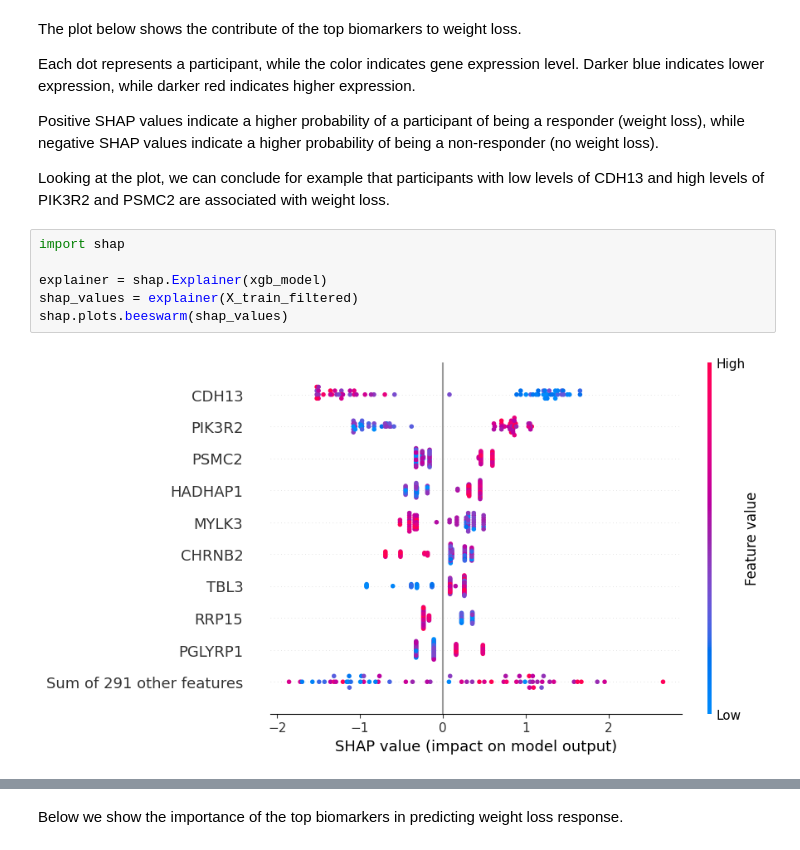
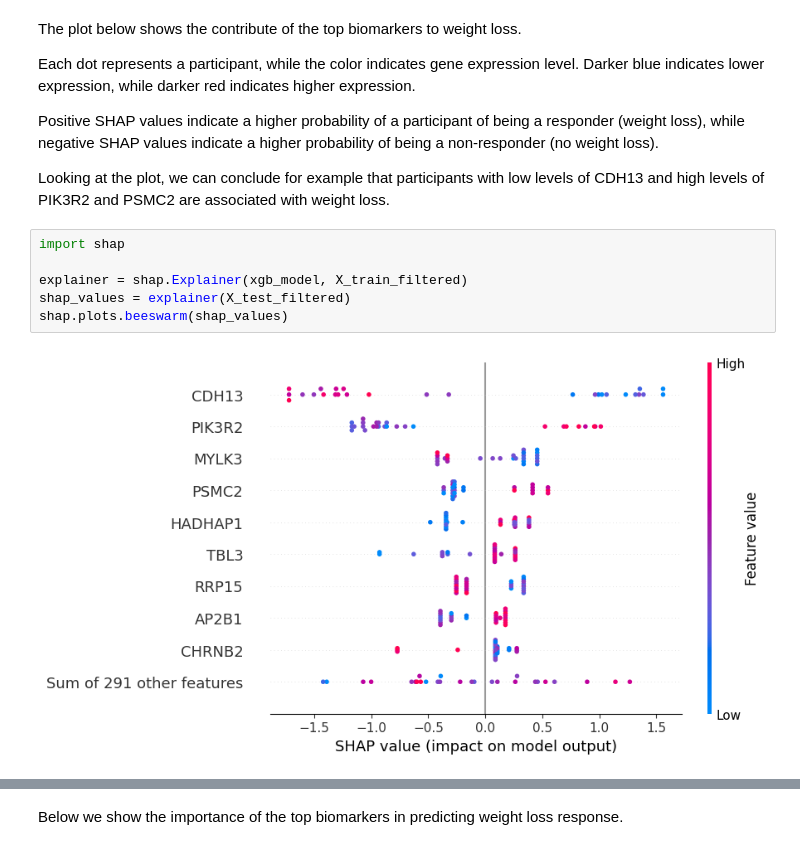
Before and after one commit to marconotaro/portfolio, a Jupyter notebook: biomarker-discovery-ornish.ipynb, the cells around one changed output, grey strips where cells are left out. Drawn from its saved outputs; the diff is of its cells as text.

Commit message:
compute shap values on test set

```diff
--- a/biomarker-discovery-ornish.ipynb
+++ b/biomarker-discovery-ornish.ipynb
@@ -200,11 +200,11 @@ Looking at the plot, we can conclude for example that participants with low leve
 # %%
 import shap
 
-explainer = shap.Explainer(xgb_model)
-shap_values = explainer(X_train_filtered)
+explainer = shap.Explainer(xgb_model, X_train_filtered)
+shap_values = explainer(X_test_filtered)
 shap.plots.beeswarm(shap_values)
 # %% [output]
-[figure, old version]
+[figure, new version]
 # %%
 shap.plots.violin(shap_values, max_display=10)
 # %% [output]
```
Also changed, not shown: parts of 5 cells of this notebook.
